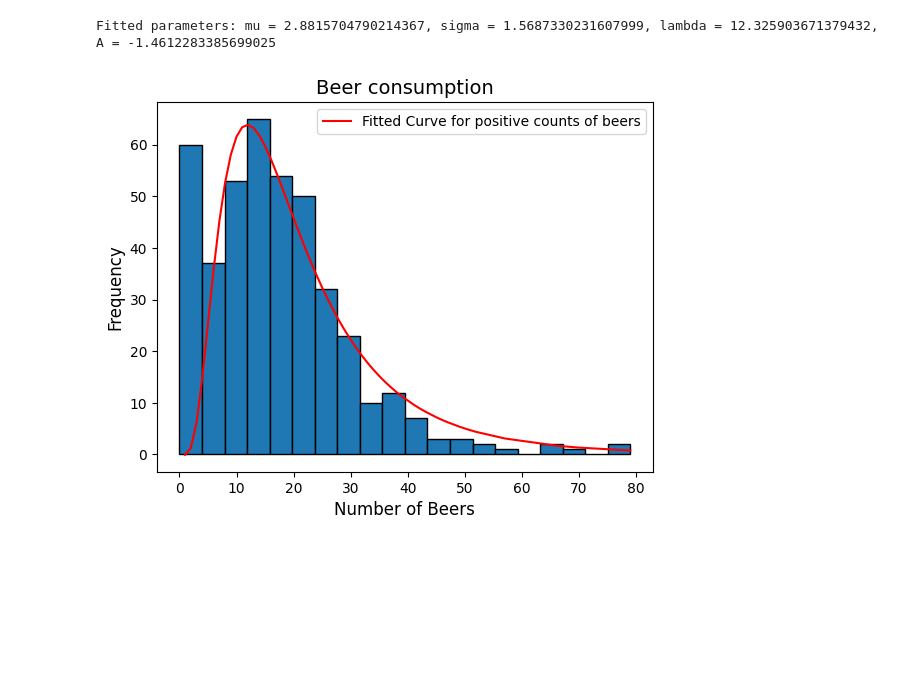
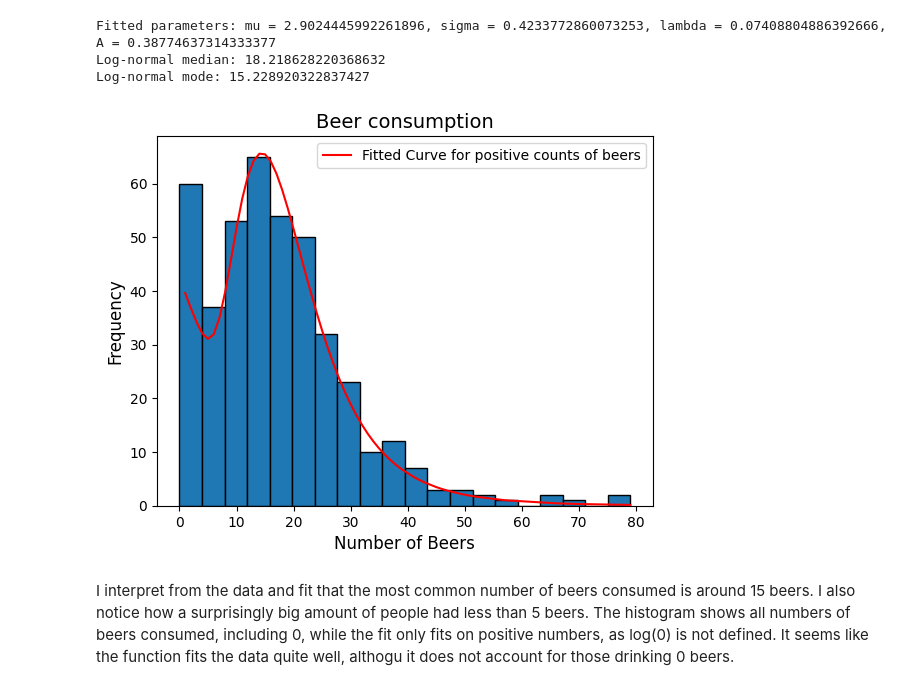
Before and after one commit to gggwilliam/datfExercises1, a Jupyter notebook: stregliste.ipynb, the cells around one changed output. Drawn from its saved outputs; the diff is of its cells as text; code cells hidden in the pictures; blank space fills up the shorter version.

Commit message:
Added last part, conclusions on the histogram and fit.

```diff
--- a/stregliste.ipynb
+++ b/stregliste.ipynb
@@ -19,35 +19,41 @@ beers4 = streg4[streg4.columns[0:5]].sum(axis=1)
 beers_tot = np.concatenate((beers1, beers2, beers3, beers4))
 
 bins = round(np.sqrt(len(beers_tot)))
 
 positive_beers = beers_tot[beers_tot > 0] #log(0) not defined
 
 plt.hist(beers_tot, bins=bins, edgecolor='black')
 plt.xlabel('Number of Beers', fontsize=12)
 plt.ylabel('Frequency', fontsize=12)
 plt.title('Beer consumption', fontsize=14)
 
 
 hist, bin_edges = np.histogram(positive_beers, bins=bins)
-
 bin_centers = (bin_edges[:-1] + bin_edges[1:]) / 2
 
 
 mu = np.mean(np.log(positive_beers))
 sigma = np.std(np.log(positive_beers))
 bin_width = bin_edges[1] - bin_edges[0]
 
 
 def f(x, mu, sigma, lam, A):
-    return len(positive_beers) *bin_width * (A*lam*np.exp(-lam*x) + (1-A)*1/(x*sigma*np.sqrt(2*np.pi)) * np.exp(-((np.log(x)-mu)**2 / 2*sigma**2)))
+    return len(positive_beers) *bin_width * (A*lam*np.exp(-lam*x) + (1-A)*1/(x*sigma*np.sqrt(2*np.pi)) * np.exp(-((np.log(x)-mu)**2 / (2*sigma**2))))
 
 var, cov = opt.curve_fit(f, bin_centers, hist, p0=[mu, sigma, 1, 0.5]);
 
 print(f"Fitted parameters: mu = {var[0]}, sigma = {var[1]}, lambda = {var[2]}, A = {var[3]}")
 
-plt.plot(np.sort(beers_tot), f(np.sort(beers_tot), *var), color='red', label='Fitted Curve for positive counts of beers');
+print("Log-normal median:", np.exp(var[0]))
+print("Log-normal mode:", np.exp(var[0] - var[1]**2))
+
+plt.plot(np.sort(positive_beers), f(np.sort(positive_beers), *var), color='red', label='Fitted Curve for positive counts of beers');
 plt.legend();
 plt.show();
 # %% [output]
-Fitted parameters: mu = 2.8815704790214367, sigma = 1.5687330231607999, lambda = 12.325903671379432, A = -1.4612283385699025
+Fitted parameters: mu = 2.9024445992261896, sigma = 0.4233772860073253, lambda = 0.07408804886392666, A = 0.38774637314333377
+Log-normal median: 18.218628220368632
+Log-normal mode: 15.228920322837427
-[figure, old version]
+[figure, new version]
+# %% [markdown]
+I interpret from the data and fit that the most common number of beers consumed is around 15 beers. I also notice how a surprisingly big amount of people had less than 5 beers. The histogram shows all numbers of beers consumed, including 0, while the fit only fits on positive numbers, as log(0) is not defined. It seems like the function fits the data quite well, althogu it does not account for those drinking 0 beers.
```
